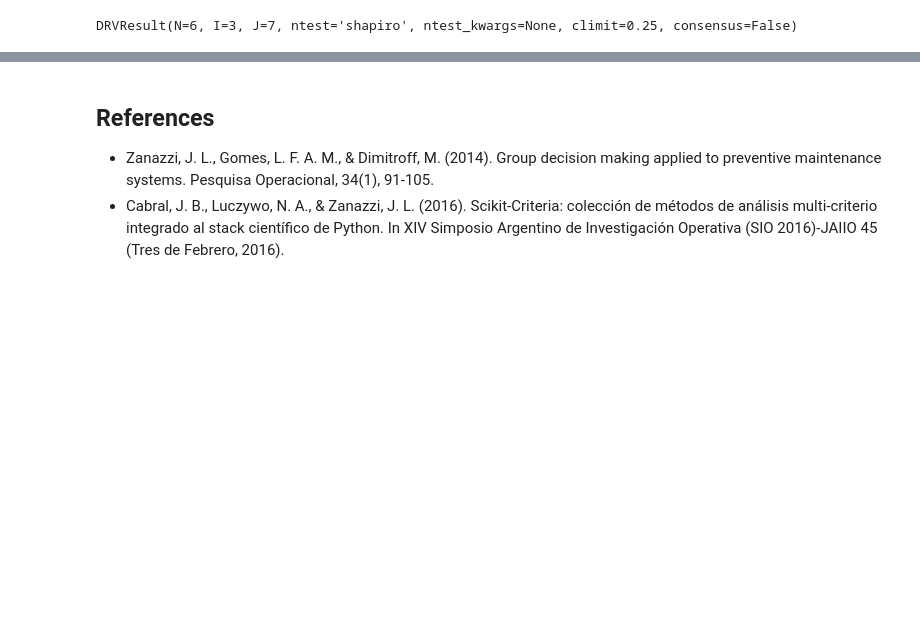
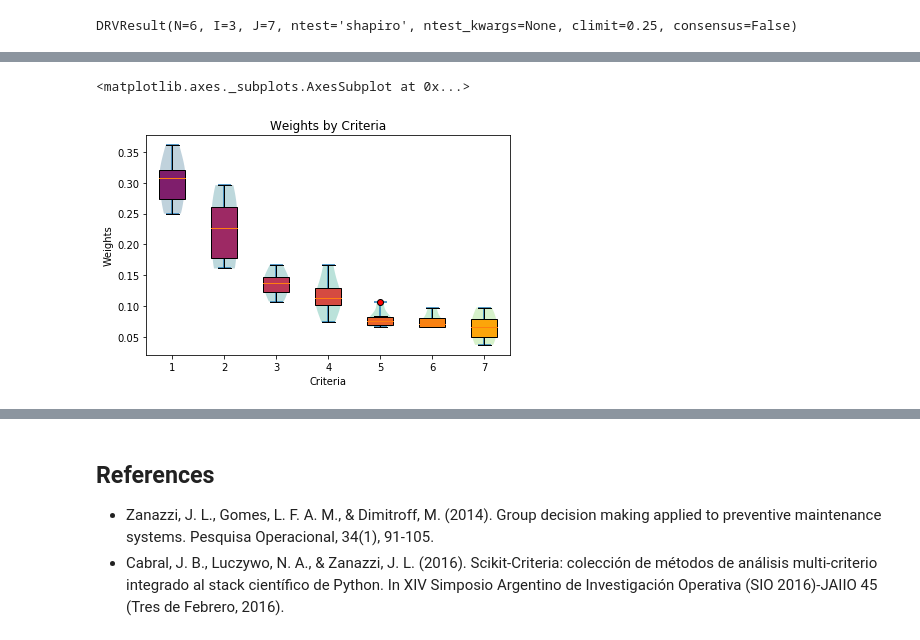
Before and after one commit to leliel12/drv, a Jupyter notebook: notebooks/tutorial.ipynb, the cells around one changed output, grey strips where cells are left out. Drawn from its saved outputs; the diff is of its cells as text; code cells hidden in the pictures; blank space fills up the shorter version.

```diff
--- a/notebooks/tutorial.ipynb
+++ b/notebooks/tutorial.ipynb
@@ -113,0 +115,6 @@ Text(0.5,0.98,'foo')
+# %%
+ax = result.plot.weights_by_criteria(ptype="violin")
+result.plot.weights_by_criteria(ptype="box", ax=ax, cmap="inferno")
+# %% [output]
+<matplotlib.axes._subplots.AxesSubplot at 0x...>
+[figure, added]
```
Also changed, not shown: parts of 8 cells of this notebook, 2 other files.
